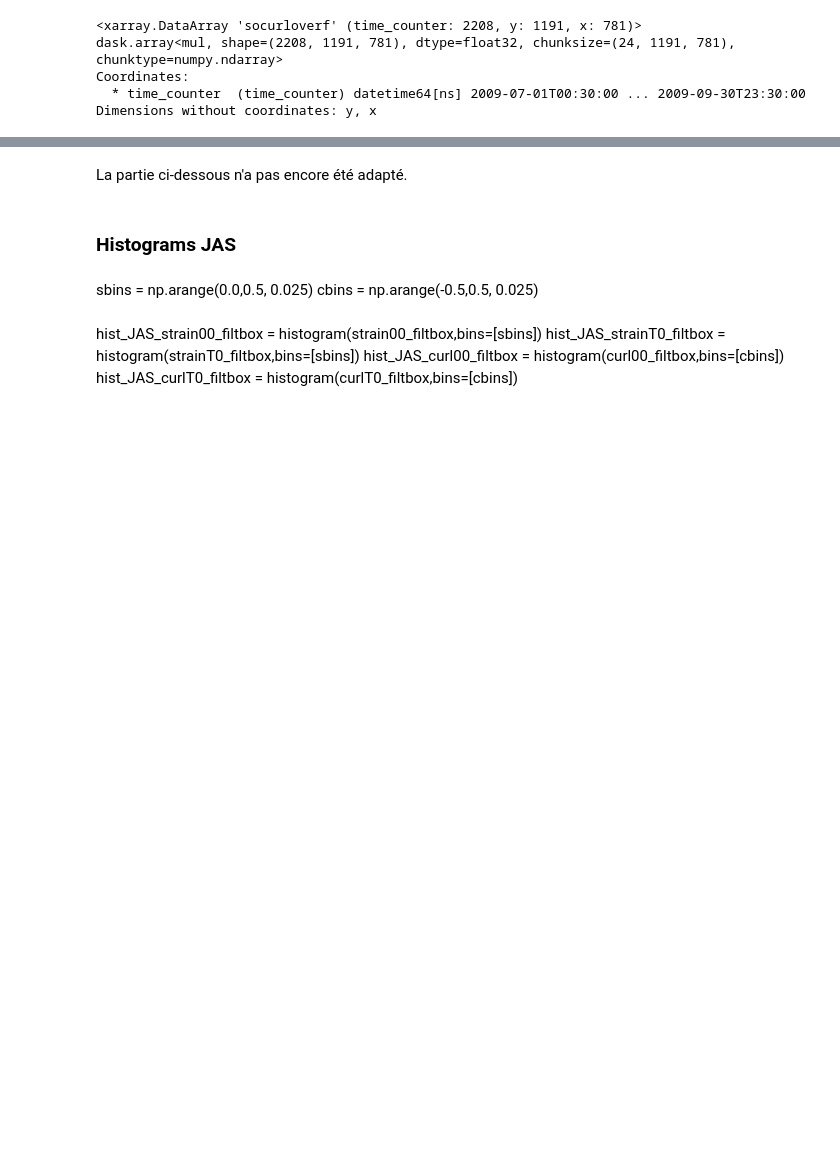
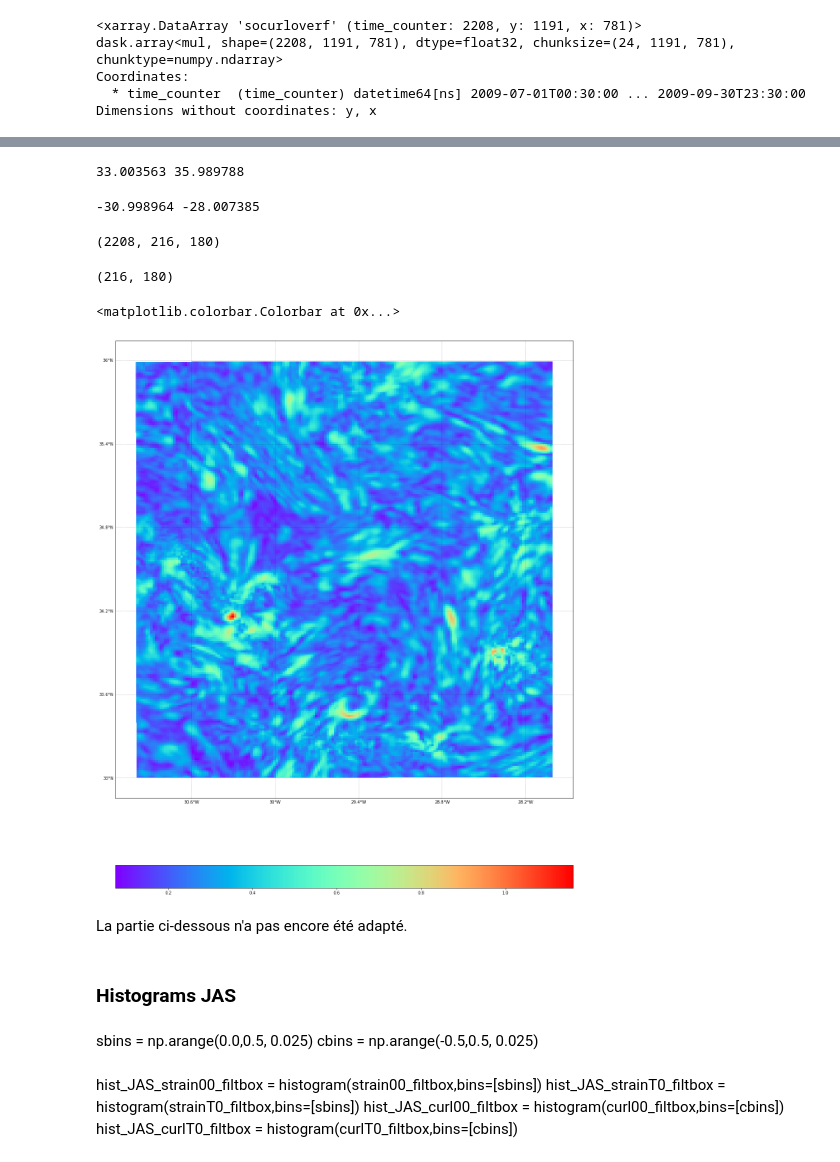
Before and after one commit to auraoupa/stage-Erika, a Jupyter notebook: 2020-03-20-PDF_Season-xhisto_after_24h_mean-BOX-log-FILTER.ipynb, the cells around one changed output, grey strips where cells are left out. Cells and saved outputs as stored; diff of their text form; code cells hidden in the pictures; blank space fills up the shorter version.

Commit message:
computation of curl and xtrain, tests on chunking

```diff
--- a/2020-03-20-PDF_Season-xhisto_after_24h_mean-BOX-log-FILTER.ipynb
+++ b/2020-03-20-PDF_Season-xhisto_after_24h_mean-BOX-log-FILTER.ipynb
@@ -177,8 +177,8 @@ tfilename_curlT0   = data_dirT0 + 'eNATL60ACO-BLBT02_y2009*.1h_curl10m.nc'
 # %%
 fstrain00 = xr.open_mfdataset(tfilename_strain00,combine='by_coords')
 strain00 = fstrain00['sostrainoverf'][:]
-navlat = fstrain00['nav_lat']
-navlon = fstrain00['nav_lon']
+navlat = fstrain00['nav_lat'][0]
+navlon = fstrain00['nav_lon'][0]
 
 fstrainT0 = xr.open_mfdataset(tfilename_strainT0,combine='by_coords')
 strainT0=fstrainT0['sostrainoverf'][:]
@@ -268,3 +277,8 @@ imax = where[1][-1]
+# %%
+jmin = where[0][0]
+jmax = where[0][-1]
+imin = where[1][0]
+imax = where[1][-1]
 # %%
 print('jmin = '+str(jmin)+'; jmax = '+str(jmax))
 print('imin = '+str(imin)+'; imax = '+str(imax))
@@ -271,3 +288,44 @@ print('imin = '+str(imin)+'; imax = '+str(imax))
+# %%
+lat_red=navlat[jmin:jmax+1,imin:imax+1]
+lon_red=navlon[jmin:jmax+1,imin:imax+1]
+# %%
+print(lat_red.min().values,lat_red.max().values)
+# %% [output]
+33.003563 35.989788
+# %%
+print(lon_red.min().values,lon_red.max().values)
+# %% [output]
+-30.998964 -28.007385
+# %%
+test=strainT0_filt[:,jmin:jmax+1,imin:imax+1]
+# %%
+test.shape
+# %% [output]
+(2208, 216, 180)
+# %%
+lat_red.shape
+# %% [output]
+(216, 180)
+# %%
+fig=plt.figure(figsize=(20,30))
+ax = plt.subplot(111,projection=ccrs.PlateCarree(central_longitude=0))
+land = cfeature.GSHHSFeature(scale='intermediate',
+                                 levels=[1],
+                                 facecolor=cfeature.COLORS['land'])
+ax.add_feature(land)
+gl = ax.gridlines(draw_labels=True, linestyle=':', color='black',
+                      alpha=0.5)
+gl.xlabels_top = False
+gl.ylabels_right = False
+gl.xformatter = LONGITUDE_FORMATTER
+gl.yformatter = LATITUDE_FORMATTER
+ax.tick_params('both',labelsize=22)
+
+plt.pcolormesh(lon_red,lat_red,test[0],cmap='rainbow')
+plt.colorbar(orientation='horizontal',pad=0.1)
+# %% [output]
+<matplotlib.colorbar.Colorbar at 0x...>
+[figure, added]
 # %%
 strainT0_filtbox = strainT0_filt[:,jmin:jmax+1,imin:imax+1].stack(z=('x', 'y','time_counter'))
 strain00_filtbox = strain00_filt[:,jmin:jmax+1,imin:imax+1].stack(z=('x', 'y','time_counter'))
```
Also changed, not shown: parts of 6 cells of this notebook, 7 other files.
